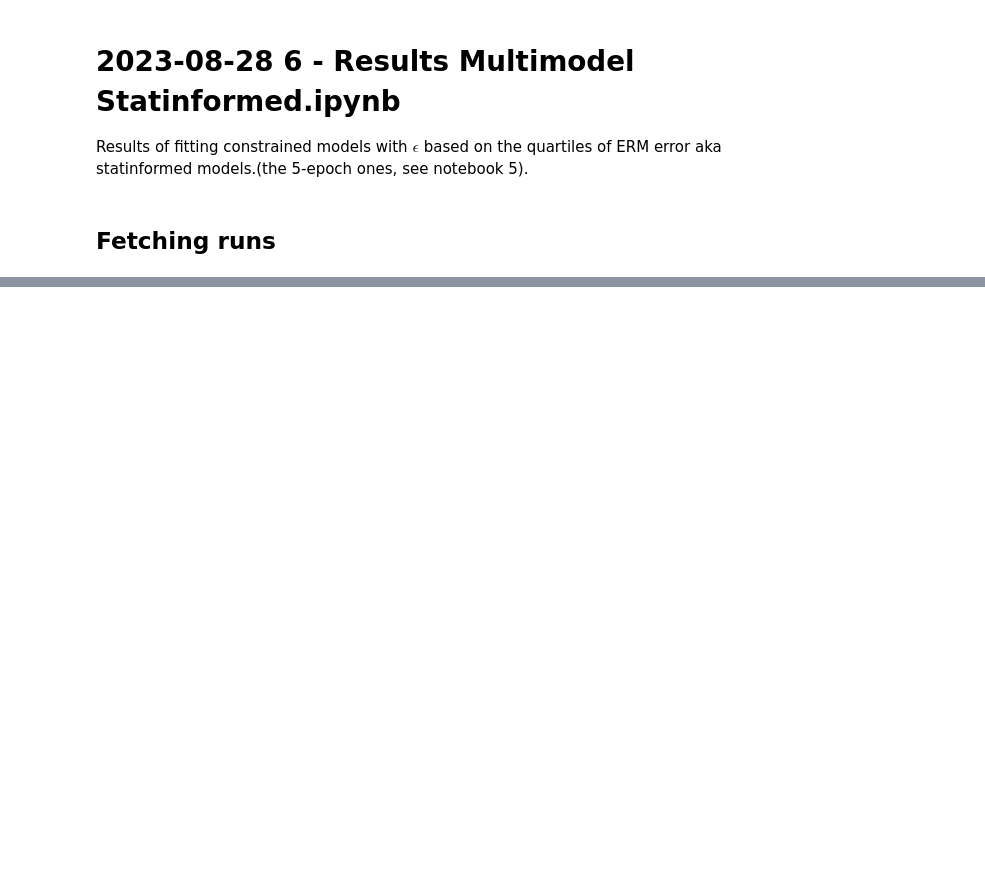
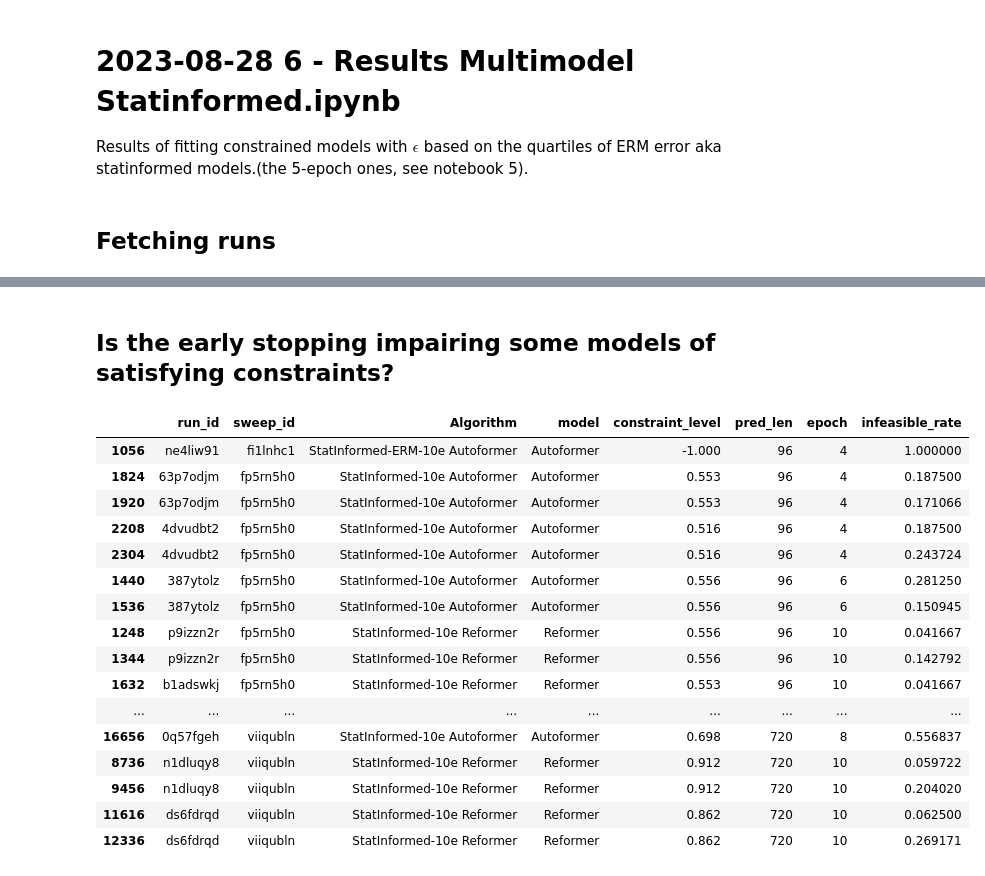
Before and after one commit to thuml/Autoformer, a Jupyter notebook: 2023-08-28 6 - Results Multimodel Statinformed.ipynb, the cells around one changed output, grey strips where cells are left out. Cells and saved outputs as stored; diff of their text form; code cells hidden in the pictures; blank space fills up the shorter version.

```diff
--- a/2023-08-28 6 - Results Multimodel Statinformed.ipynb
+++ b/2023-08-28 6 - Results Multimodel Statinformed.ipynb
@@ -113,0 +140,23 @@ for (pred_len,constraint_level), series in df.groupby(["pred_len","constraint_le
+# %% [markdown]
+## Is the early stopping impairing some models of satisfying constraints?
+# %%
+df[['run_id',"sweep_id",'Algorithm','model','constraint_level','pred_len','epoch','infeasible_rate']].drop_duplicates() \
+    .sort_values(['pred_len','epoch'], ascending=True)
+# %% [output]
+|  | run_id | sweep_id | Algorithm | model | constraint_level | pred_len | epoch | infeasible_rate |
+| 1056 | ne4liw91 | fi1lnhc1 | StatInformed-ERM-10e Autoformer | Autoformer | -1.000 | 96 | 4 | 1.000000 |
+| 1824 | 63p7odjm | fp5rn5h0 | StatInformed-10e Autoformer | Autoformer | 0.553 | 96 | 4 | 0.187500 |
+| 1920 | 63p7odjm | fp5rn5h0 | StatInformed-10e Autoformer | Autoformer | 0.553 | 96 | 4 | 0.171066 |
+| 2208 | 4dvudbt2 | fp5rn5h0 | StatInformed-10e Autoformer | Autoformer | 0.516 | 96 | 4 | 0.187500 |
+| 2304 | 4dvudbt2 | fp5rn5h0 | StatInformed-10e Autoformer | Autoformer | 0.516 | 96 | 4 | 0.243724 |
+| 1440 | 387ytolz | fp5rn5h0 | StatInformed-10e Autoformer | Autoformer | 0.556 | 96 | 6 | 0.281250 |
+| 1536 | 387ytolz | fp5rn5h0 | StatInformed-10e Autoformer | Autoformer | 0.556 | 96 | 6 | 0.150945 |
+| 1248 | p9izzn2r | fp5rn5h0 | StatInformed-10e Reformer | Reformer | 0.556 | 96 | 10 | 0.041667 |
+| 1344 | p9izzn2r | fp5rn5h0 | StatInformed-10e Reformer | Reformer | 0.556 | 96 | 10 | 0.142792 |
+| 1632 | b1adswkj | fp5rn5h0 | StatInformed-10e Reformer | Reformer | 0.553 | 96 | 10 | 0.041667 |
+| ... | ... | ... | ... | ... | ... | ... | ... | ... |
+| 16656 | 0q57fgeh | viiqubln | StatInformed-10e Autoformer | Autoformer | 0.698 | 720 | 8 | 0.556837 |
+| 8736 | n1dluqy8 | viiqubln | StatInformed-10e Reformer | Reformer | 0.912 | 720 | 10 | 0.059722 |
+| 9456 | n1dluqy8 | viiqubln | StatInformed-10e Reformer | Reformer | 0.912 | 720 | 10 | 0.204020 |
+| 11616 | ds6fdrqd | viiqubln | StatInformed-10e Reformer | Reformer | 0.862 | 720 | 10 | 0.062500 |
+| 12336 | ds6fdrqd | viiqubln | StatInformed-10e Reformer | Reformer | 0.862 | 720 | 10 | 0.269171 |
```
Also changed, not shown: parts of 6 cells of this notebook, 6 other files.
